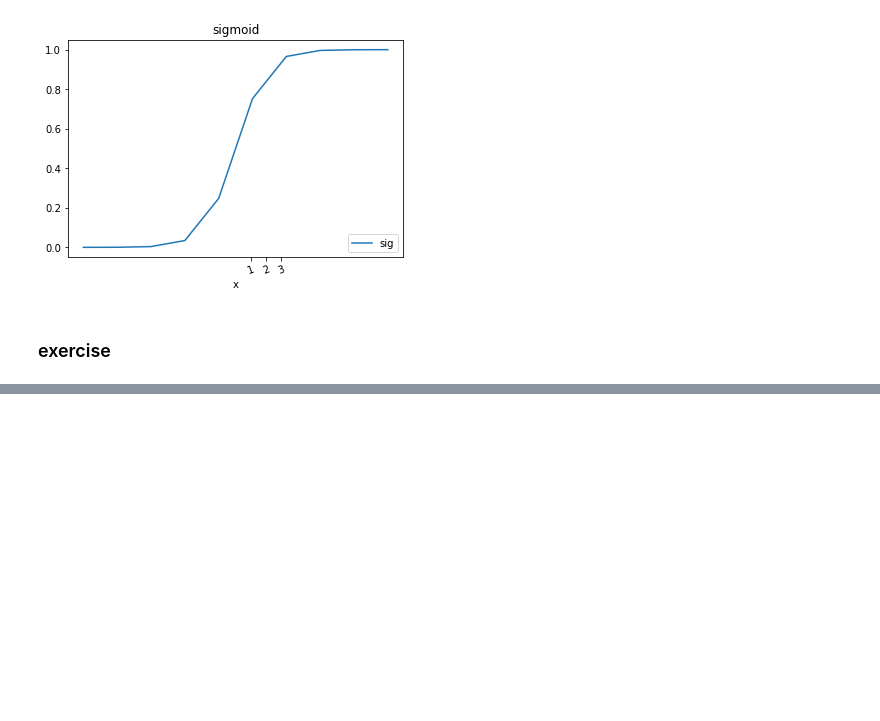
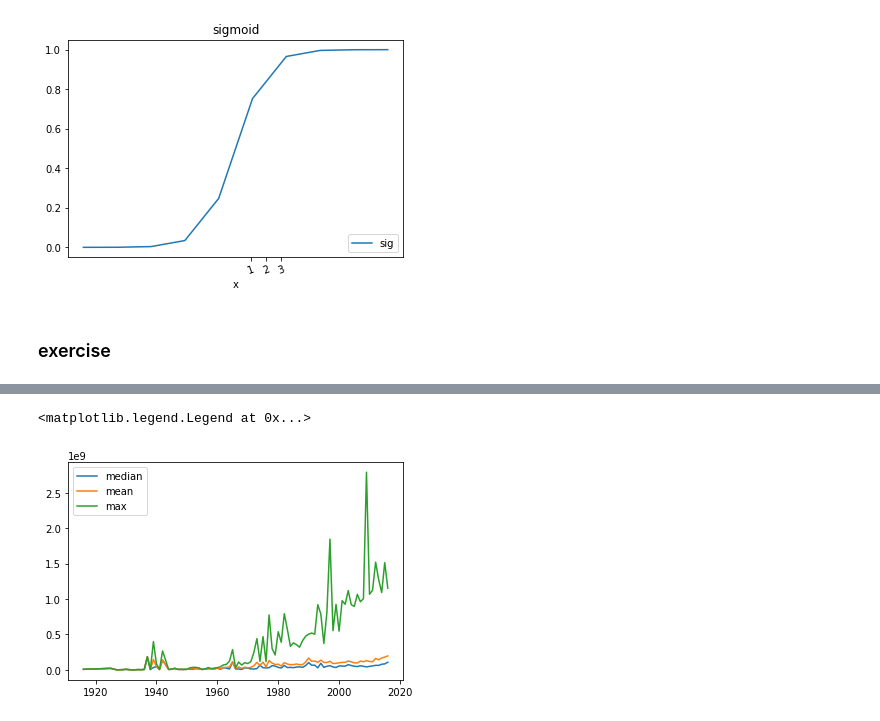
Before and after one commit to ryotaro-45123/udemy-python, a Jupyter notebook: matplotlib.ipynb, the cells around one changed output, grey strips where cells are left out. Saved outputs shown, nothing was run; the diff lists cells and outputs as text; code cells hidden in the pictures; blank space fills up the shorter version.

```diff
--- a/matplotlib.ipynb
+++ b/matplotlib.ipynb
@@ -43,0 +70,10 @@ plt.xticks([1, 2, 3], rotation=20)
+# %%
+# revenueの推移
+df = df[df['revenue'] != 0]
+plt.plot(df.groupby('year').median()['revenue'], label='median')
+plt.plot(df.groupby('year').mean()['revenue'], label='mean')
+plt.plot(df.groupby('year')['revenue'].max(), label='max')
+plt.legend()
+# %% [output]
+<matplotlib.legend.Legend at 0x...>
+[figure, added]
```
Also changed, not shown: parts of 19 cells of this notebook, 2 other files.
